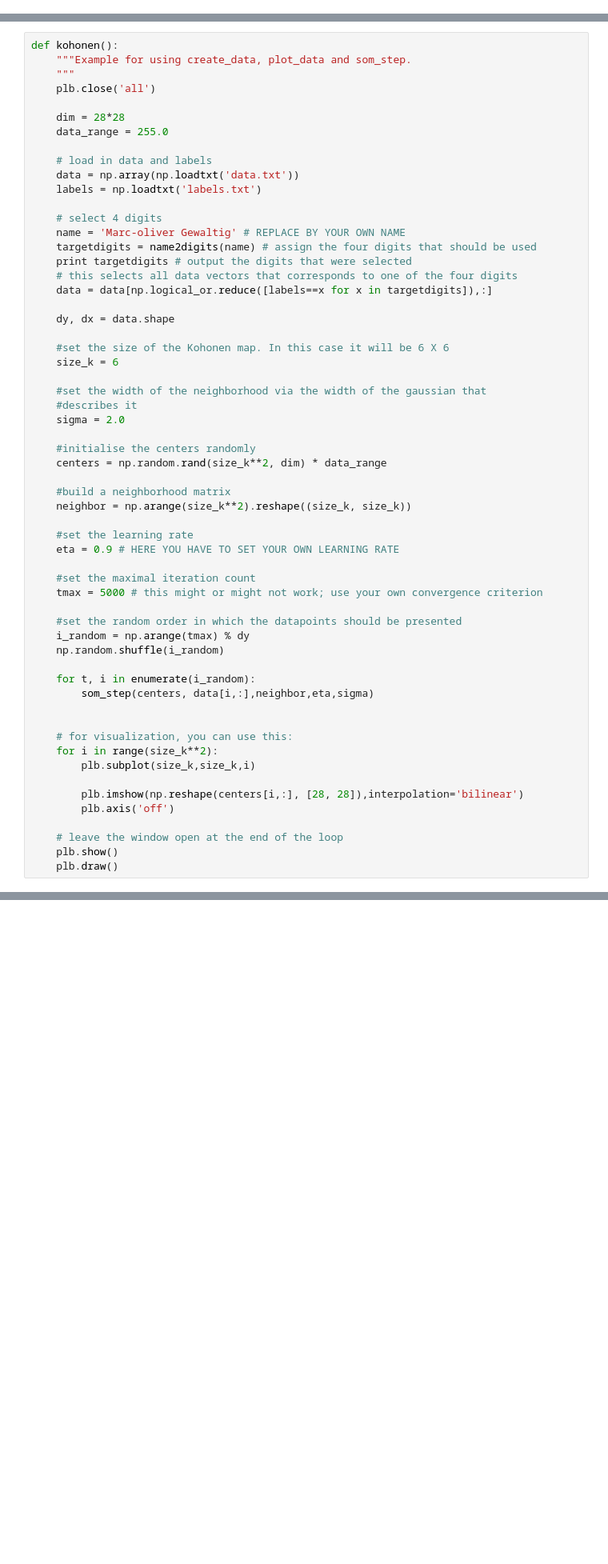
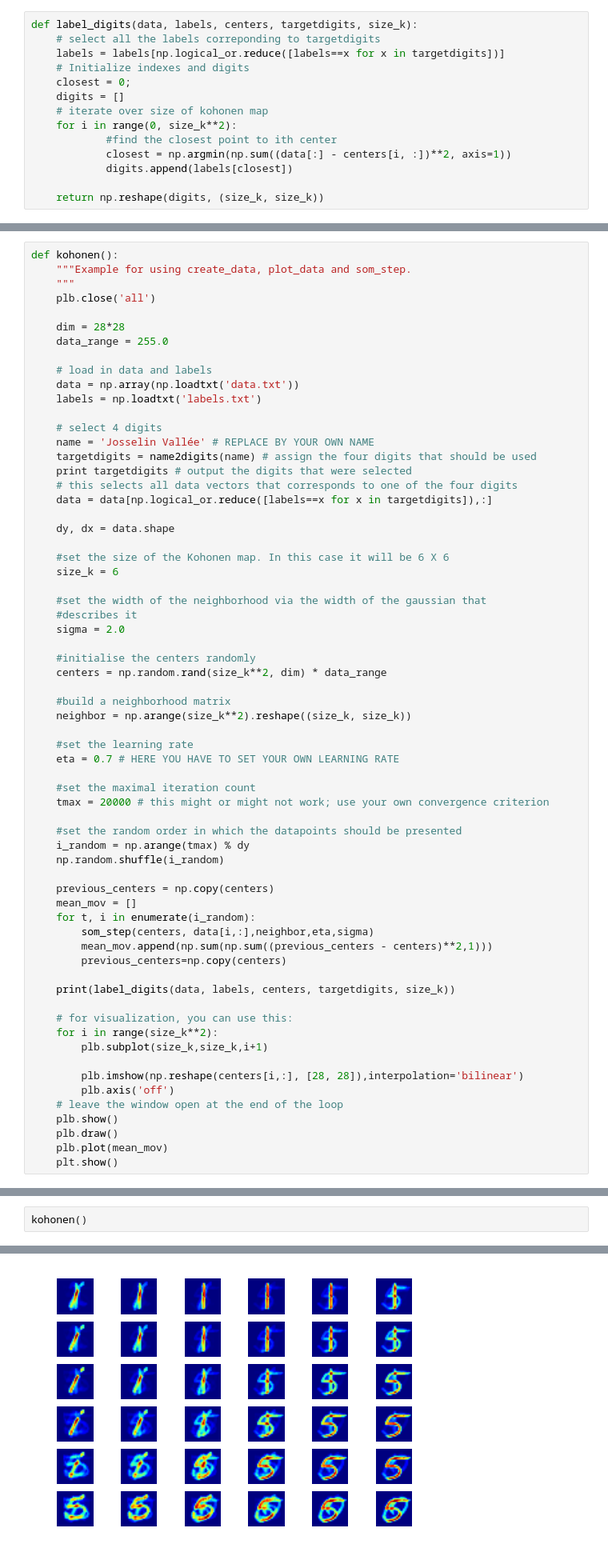
Before and after one commit to JosselinVallee/Unsupervised_project1, a Jupyter notebook: josselin_notebook.ipynb, the cells around one changed output, grey strips where cells are left out. Shown at 80% size. Cells and saved outputs as stored; diff of their text form; blank space fills up the shorter version.

```diff
--- a/josselin_notebook.ipynb
+++ b/josselin_notebook.ipynb
@@ -5,3 +44,17 @@ import matplotlib.pylab as plb
+# %%
+def label_digits(data, labels, centers, targetdigits, size_k):
+    # select all the labels correponding to targetdigits
+    labels = labels[np.logical_or.reduce([labels==x for x in targetdigits])]
+    # Initialize indexes and digits
+    closest = 0;
+    digits = []
+    # iterate over size of kohonen map
+    for i in range(0, size_k**2):
+            #find the closest point to ith center
+            closest = np.argmin(np.sum((data[:] - centers[i, :])**2, axis=1))
+            digits.append(labels[closest])
+
+    return np.reshape(digits, (size_k, size_k))
 # %% [markdown]
 ## Function definitions
 # %%
@@ -18,7 +71,7 @@ def kohonen():
     labels = np.loadtxt('labels.txt')
 
     # select 4 digits
-    name = 'Marc-oliver Gewaltig' # REPLACE BY YOUR OWN NAME
+    name = 'Josselin Vallée' # REPLACE BY YOUR OWN NAME
     targetdigits = name2digits(name) # assign the four digits that should be used
     print targetdigits # output the digits that were selected
     # this selects all data vectors that corresponds to one of the four digits
@@ -40,29 +93,35 @@ def kohonen():
     neighbor = np.arange(size_k**2).reshape((size_k, size_k))
 
     #set the learning rate
-    eta = 0.9 # HERE YOU HAVE TO SET YOUR OWN LEARNING RATE
+    eta = 0.7 # HERE YOU HAVE TO SET YOUR OWN LEARNING RATE
 
     #set the maximal iteration count
-    tmax = 5000 # this might or might not work; use your own convergence criterion
+    tmax = 20000 # this might or might not work; use your own convergence criterion
 
     #set the random order in which the datapoints should be presented
     i_random = np.arange(tmax) % dy
     np.random.shuffle(i_random)
 
+    previous_centers = np.copy(centers)
+    mean_mov = []
     for t, i in enumerate(i_random):
         som_step(centers, data[i,:],neighbor,eta,sigma)
+        mean_mov.append(np.sum(np.sum((previous_centers - centers)**2,1)))
+        previous_centers=np.copy(centers)
 
+    print(label_digits(data, labels, centers, targetdigits, size_k))
 
     # for visualization, you can use this:
     for i in range(size_k**2):
-        plb.subplot(size_k,size_k,i)
+        plb.subplot(size_k,size_k,i+1)
 
         plb.imshow(np.reshape(centers[i,:], [28, 28]),interpolation='bilinear')
         plb.axis('off')
-
     # leave the window open at the end of the loop
     plb.show()
     plb.draw()
+    plb.plot(mean_mov)
+    plt.show()
 # %%
 def som_step(centers,data,neighbor,eta,sigma):
     """Performs one step of the sequential learning for a
@@ -134,3 +193,6 @@ def name2digits(name):
     t = np.mod(s,x.shape[0])
 
     return np.sort(x[t,:])
+# %%
+kohonen()
+# %% [output]
@@ -136,0 +206 @@ def name2digits(name):
+[figure, added]
```
Also changed, not shown: parts of 9 cells of this notebook, 1 other file.
